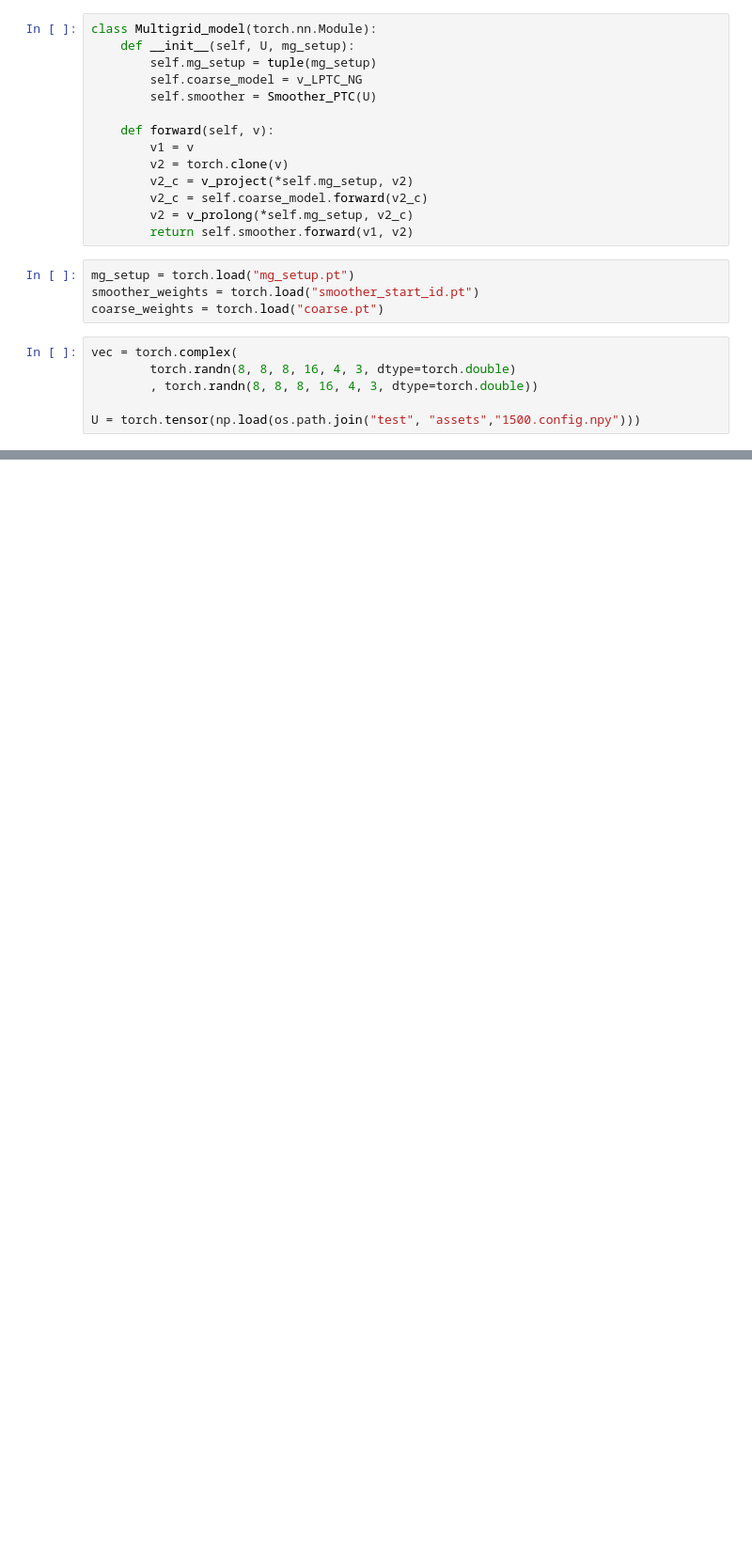
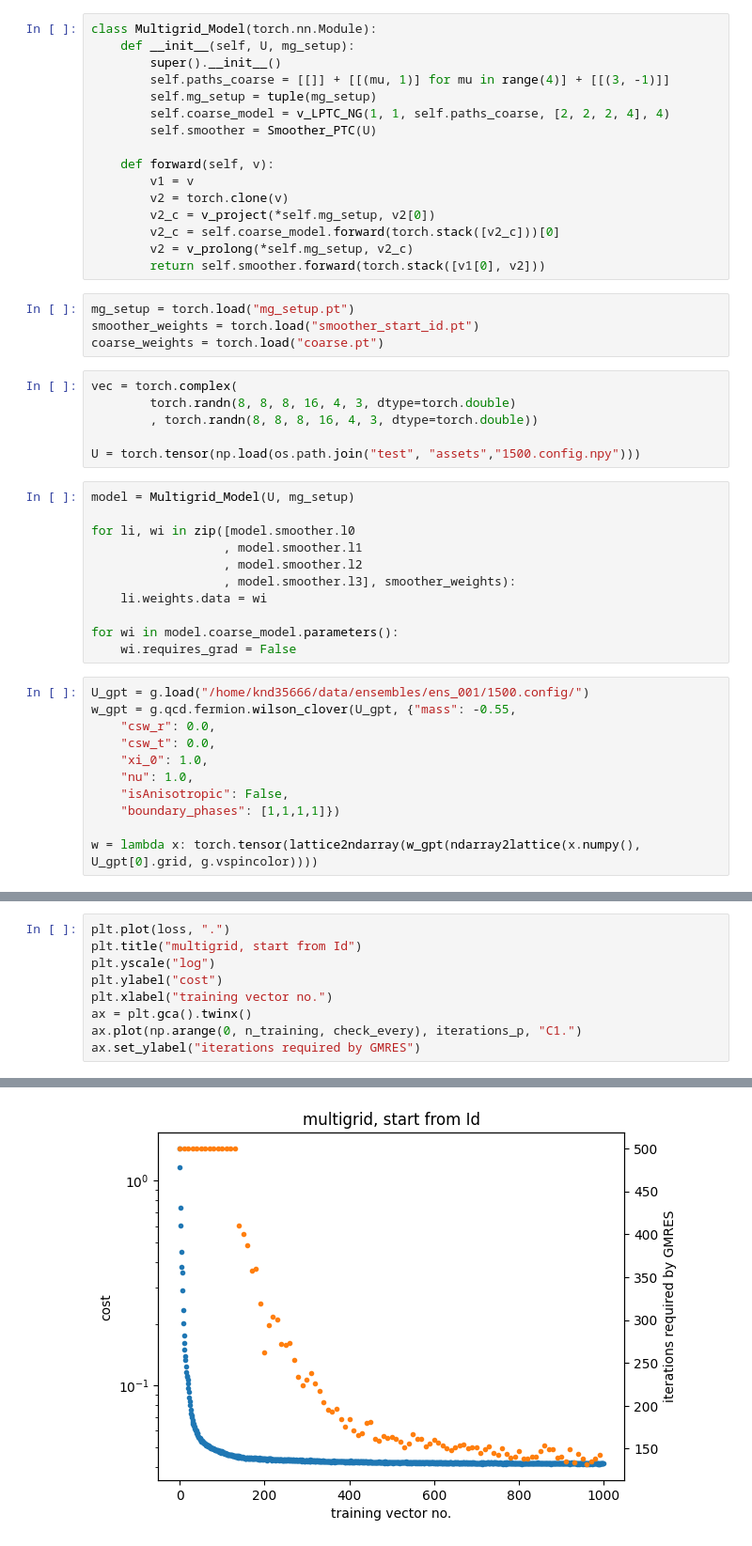
Before and after one commit to daknuett/qcd_ml, a Jupyter notebook: multigrid_model.ipynb, the cells around one changed output, grey strips where cells are left out. Shown at 94% size. Saved outputs shown, nothing was run; the diff lists cells and outputs as text; blank space fills up the shorter version.

```diff
--- a/multigrid_model.ipynb
+++ b/multigrid_model.ipynb
@@ -29,19 +47,21 @@ class Smoother_PTC(torch.nn.Module):
             v = l.forward(v)
         return v
 # %%
-class Multigrid_model(torch.nn.Module):
+class Multigrid_Model(torch.nn.Module):
     def __init__(self, U, mg_setup):
+        super().__init__()
+        self.paths_coarse = [[]] + [[(mu, 1)] for mu in range(4)] + [[(3, -1)]]
         self.mg_setup = tuple(mg_setup)
-        self.coarse_model = v_LPTC_NG
+        self.coarse_model = v_LPTC_NG(1, 1, self.paths_coarse, [2, 2, 2, 4], 4)
         self.smoother = Smoother_PTC(U)
 
     def forward(self, v):
         v1 = v
         v2 = torch.clone(v)
-        v2_c = v_project(*self.mg_setup, v2)
-        v2_c = self.coarse_model.forward(v2_c)
+        v2_c = v_project(*self.mg_setup, v2[0])
+        v2_c = self.coarse_model.forward(torch.stack([v2_c]))[0]
         v2 = v_prolong(*self.mg_setup, v2_c)
-        return self.smoother.forward(v1, v2)
+        return self.smoother.forward(torch.stack([v1[0], v2]))
 # %%
 mg_setup = torch.load("mg_setup.pt")
 smoother_weights = torch.load("smoother_start_id.pt")
@@ -52,3 +72,25 @@ vec = torch.complex(
         , torch.randn(8, 8, 8, 16, 4, 3, dtype=torch.double))
 
 U = torch.tensor(np.load(os.path.join("test", "assets","1500.config.npy")))
+# %%
+model = Multigrid_Model(U, mg_setup)
+
+for li, wi in zip([model.smoother.l0
+                  , model.smoother.l1
+                  , model.smoother.l2
+                  , model.smoother.l3], smoother_weights):
+    li.weights.data = wi
+
+for wi in model.coarse_model.parameters():
+    wi.requires_grad = False
+# %%
+U_gpt = g.load("/home/knd35666/data/ensembles/ens_001/1500.config/")
+w_gpt = g.qcd.fermion.wilson_clover(U_gpt, {"mass": -0.55,
+    "csw_r": 0.0,
+    "csw_t": 0.0,
+    "xi_0": 1.0,
+    "nu": 1.0,
+    "isAnisotropic": False,
+    "boundary_phases": [1,1,1,1]})
+
+w = lambda x: torch.tensor(lattice2ndarray(w_gpt(ndarray2lattice(x.numpy(), U_gpt[0].grid, g.vspincolor))))
@@ -54,0 +164,10 @@ U = torch.tensor(np.load(os.path.join("test", "assets","1500.config.npy")))
+# %%
+plt.plot(loss, ".")
+plt.title("multigrid, start from Id")
+plt.yscale("log")
+plt.ylabel("cost")
+plt.xlabel("training vector no.")
+ax = plt.gca().twinx()
+ax.plot(np.arange(0, n_training, check_every), iterations_p, "C1.")
+ax.set_ylabel("iterations required by GMRES")
+# %% [output]
@@ -54,0 +175 @@ U = torch.tensor(np.load(os.path.join("test", "assets","1500.config.npy")))
+[figure, added]
```
Also changed, not shown: parts of 9 cells of this notebook, 2 other files.
